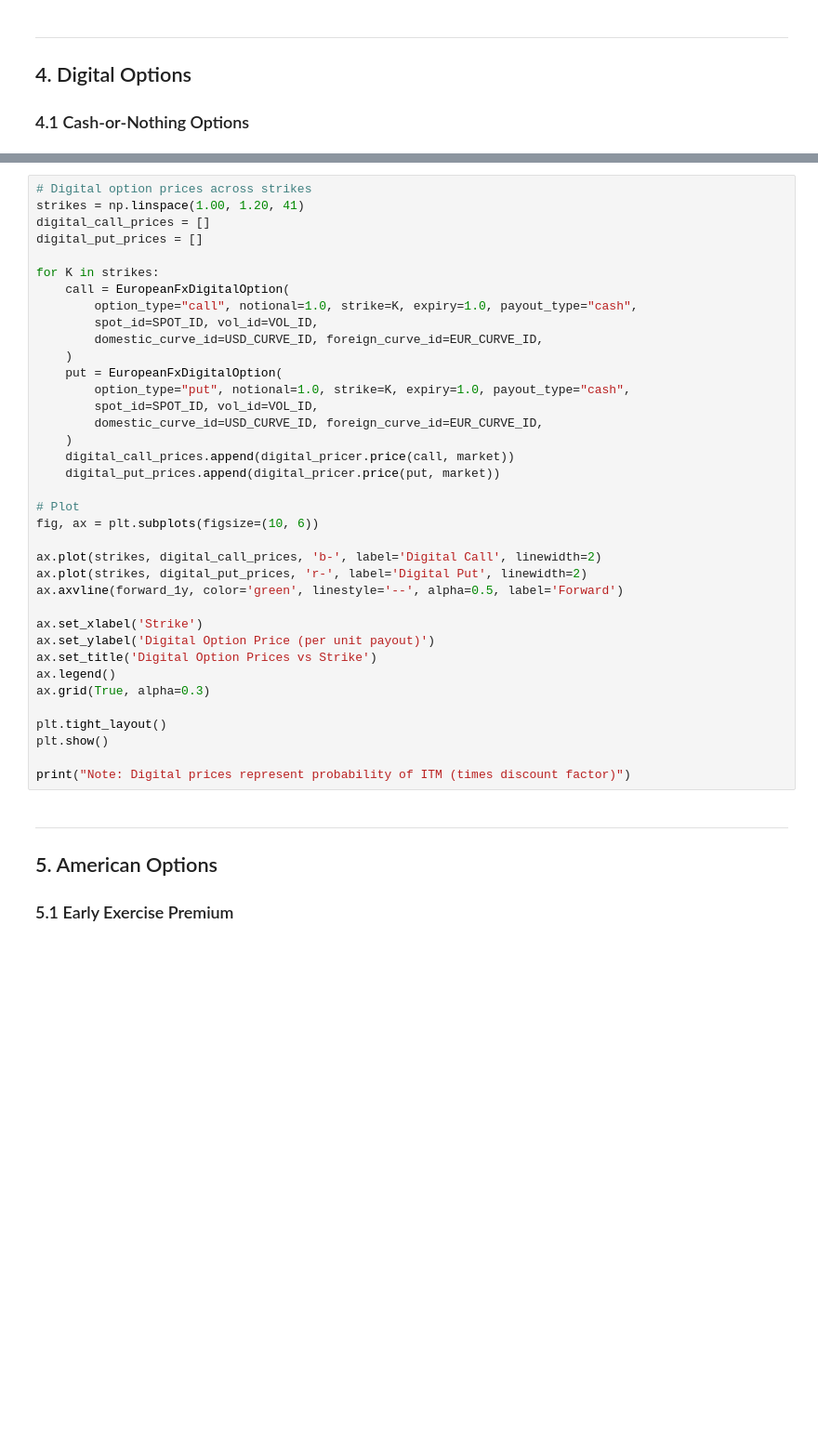
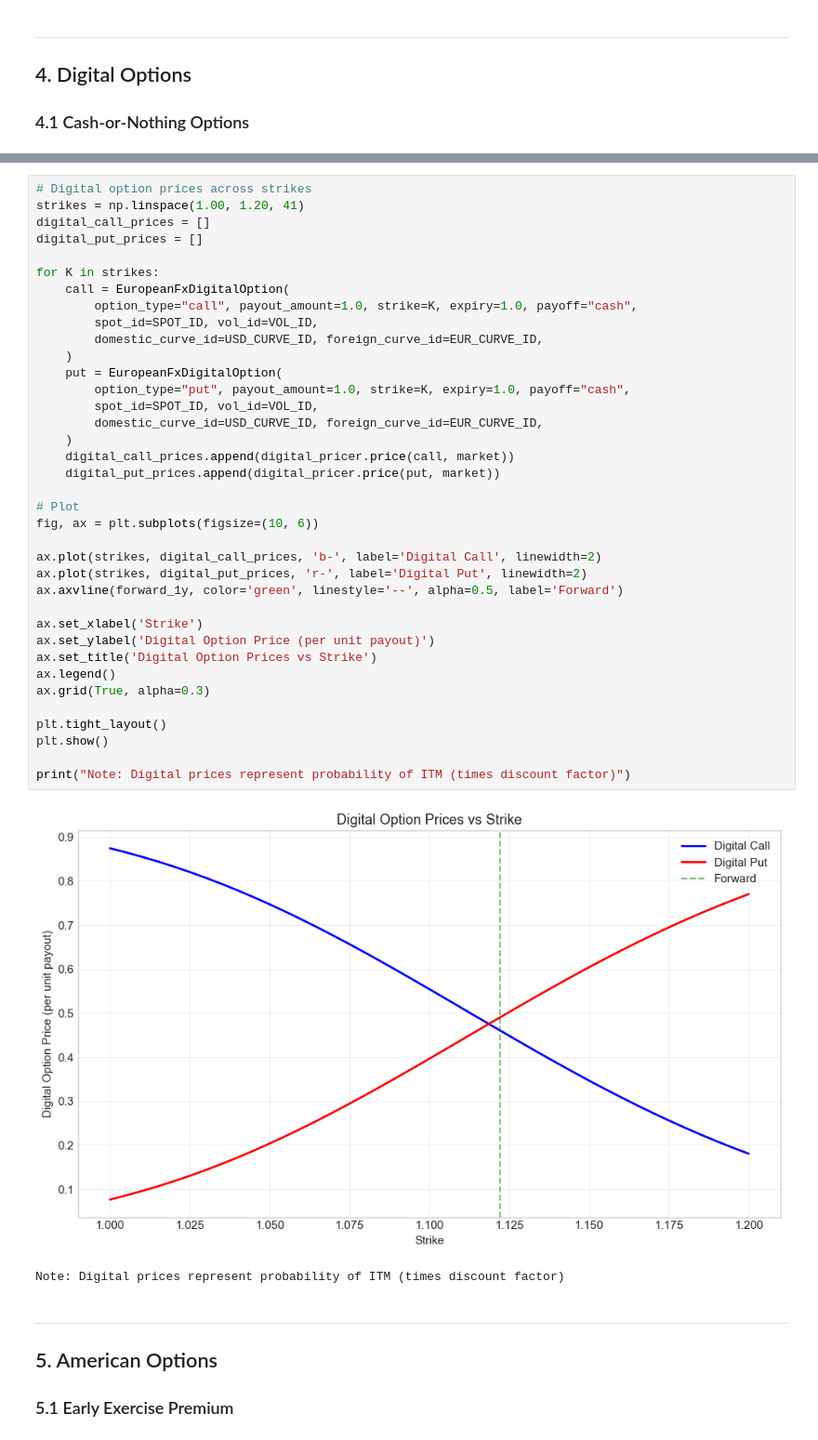
Before and after one commit to JStevens95/QuantStrata, a Jupyter notebook: docs/tutorials/pricing/fx_options_pricing.ipynb, the cells around one changed output, grey strips where cells are left out. Shown at 93% size. Saved outputs shown, nothing was run; the diff lists cells and outputs as text; blank space fills up the shorter version.

```diff
--- a/docs/tutorials/pricing/fx_options_pricing.ipynb
+++ b/docs/tutorials/pricing/fx_options_pricing.ipynb
@@ -399,35 +408,38 @@ digital_put_prices = []
 
 for K in strikes:
     call = EuropeanFxDigitalOption(
-        option_type="call", notional=1.0, strike=K, expiry=1.0, payout_type="cash",
+        option_type="call", payout_amount=1.0, strike=K, expiry=1.0, payoff="cash",
         spot_id=SPOT_ID, vol_id=VOL_ID,
         domestic_curve_id=USD_CURVE_ID, foreign_curve_id=EUR_CURVE_ID,
     )
     put = EuropeanFxDigitalOption(
-        option_type="put", notional=1.0, strike=K, expiry=1.0, payout_type="cash",
+        option_type="put", payout_amount=1.0, strike=K, expiry=1.0, payoff="cash",
         spot_id=SPOT_ID, vol_id=VOL_ID,
         domestic_curve_id=USD_CURVE_ID, foreign_curve_id=EUR_CURVE_ID,
     )
     digital_call_prices.append(digital_pricer.price(call, market))
     digital_put_prices.append(digital_pricer.price(put, market))
 
 # Plot
 fig, ax = plt.subplots(figsize=(10, 6))
 
 ax.plot(strikes, digital_call_prices, 'b-', label='Digital Call', linewidth=2)
 ax.plot(strikes, digital_put_prices, 'r-', label='Digital Put', linewidth=2)
 ax.axvline(forward_1y, color='green', linestyle='--', alpha=0.5, label='Forward')
 
 ax.set_xlabel('Strike')
 ax.set_ylabel('Digital Option Price (per unit payout)')
 ax.set_title('Digital Option Prices vs Strike')
 ax.legend()
 ax.grid(True, alpha=0.3)
 
 plt.tight_layout()
 plt.show()
 
 print("Note: Digital prices represent probability of ITM (times discount factor)")
+# %% [output]
+[figure, added]
+Note: Digital prices represent probability of ITM (times discount factor)
 # %% [markdown]
 ---
 
```
Also changed, not shown: parts of 8 cells of this notebook, 1 other file.
